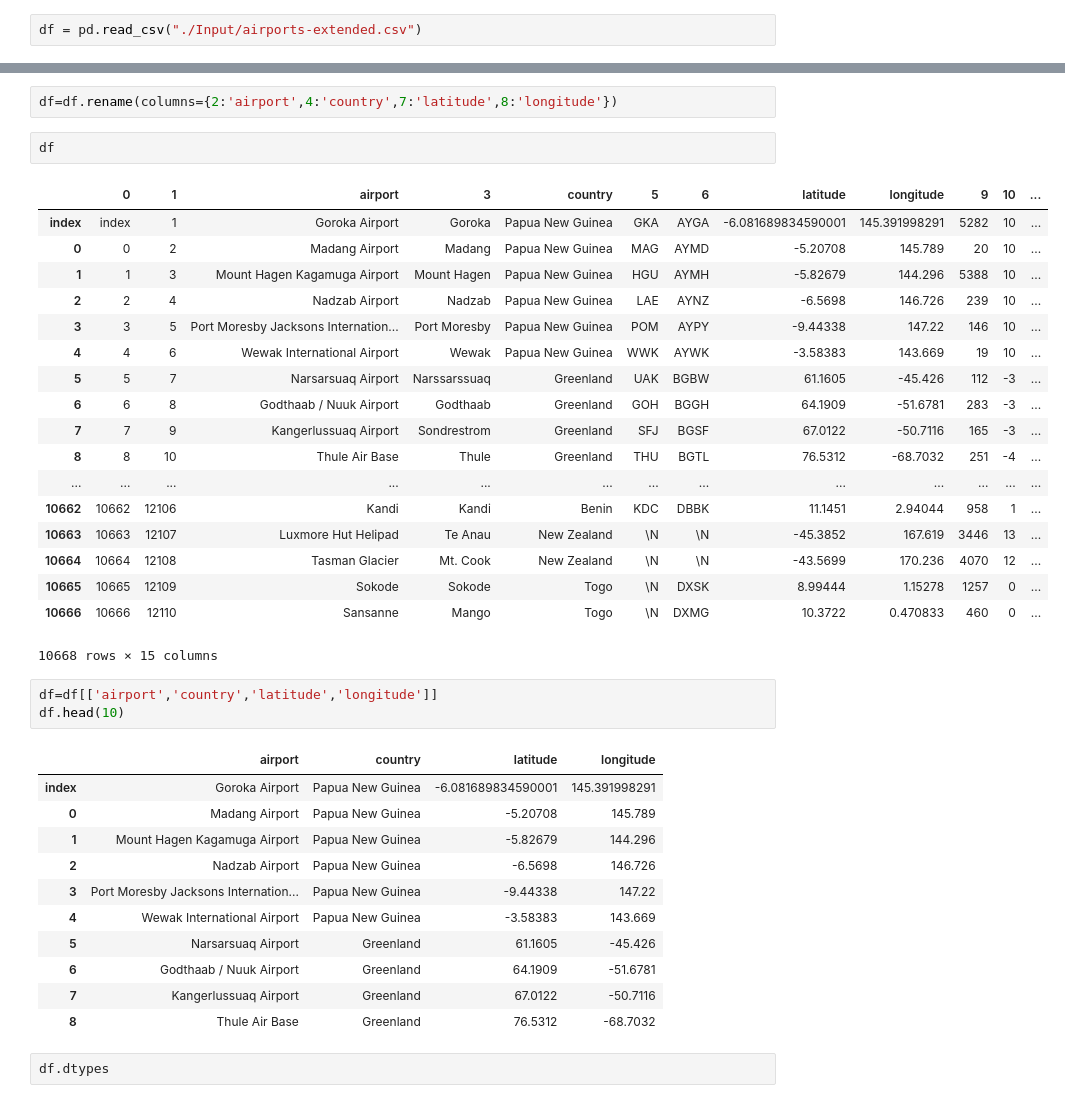
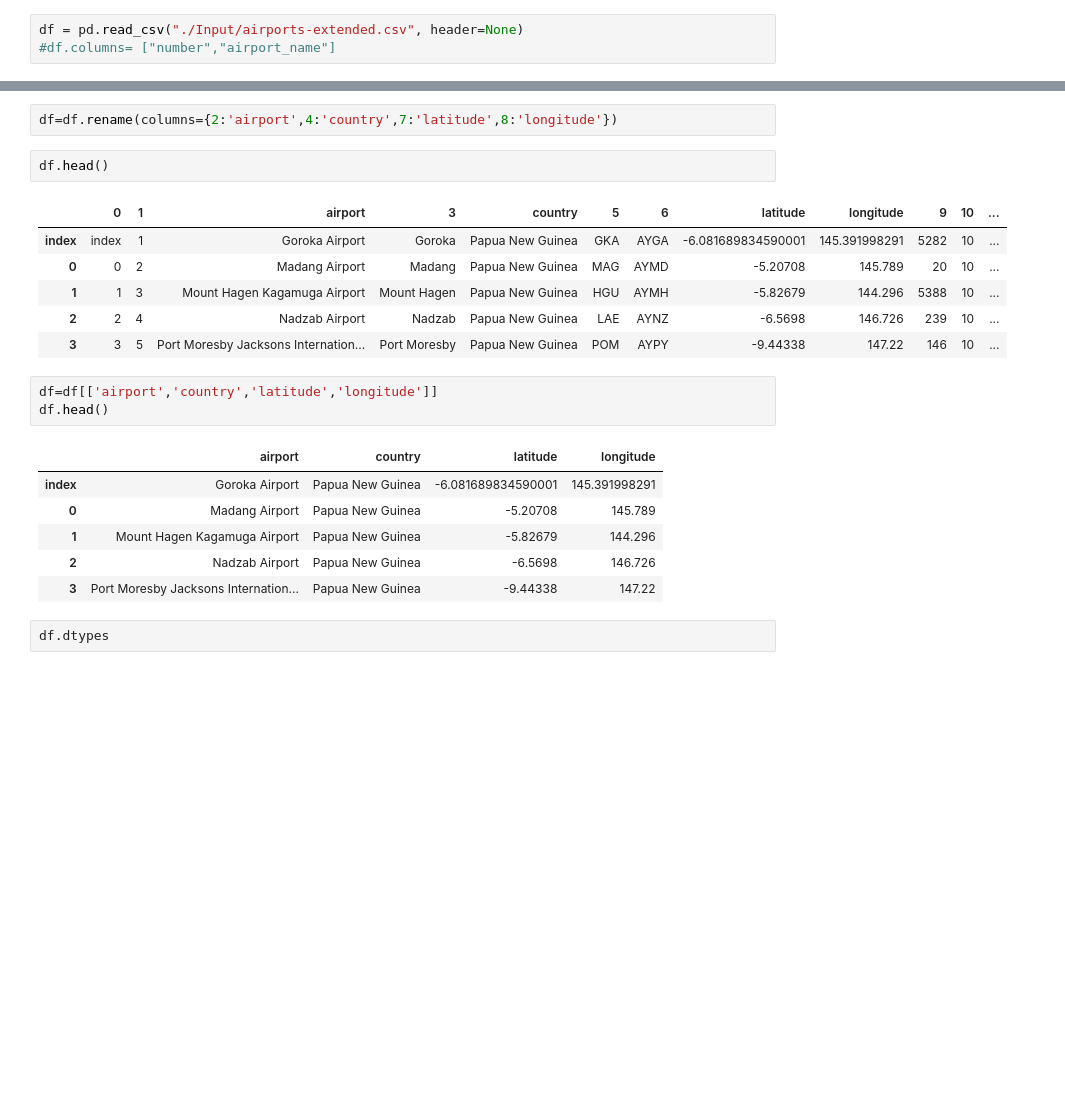
Before and after one commit to cprietosegura/project-mongo, a Jupyter notebook: airports.ipynb, the cells around one changed output, grey strips where cells are left out. Drawn from its saved outputs; the diff is of its cells as text; blank space fills up the shorter version.

```diff
--- a/airports.ipynb
+++ b/airports.ipynb
@@ -2,6 +2,7 @@
 import pandas as pd
 import numpy as np
 # %%
-df = pd.read_csv("./Input/airports-extended.csv")
+df = pd.read_csv("./Input/airports-extended.csv", header=None)
+#df.columns= ["number","airport_name"]
 # %%
 df.head(3)
@@ -22,29 +15,17 @@ df=df.reset_index().T.reset_index().T
 # %%
 df=df.rename(columns={2:'airport',4:'country',7:'latitude',8:'longitude'})
 # %%
-df
+df.head()
 # %% [output]
 |  | 0 | 1 | airport | 3 | country | 5 | 6 | latitude | longitude | 9 | 10 | ... |
 | index | index | 1 | Goroka Airport | Goroka | Papua New Guinea | GKA | AYGA | -6.081689834590001 | 145.391998291 | 5282 | 10 | ... |
 | 0 | 0 | 2 | Madang Airport | Madang | Papua New Guinea | MAG | AYMD | -5.20708 | 145.789 | 20 | 10 | ... |
 | 1 | 1 | 3 | Mount Hagen Kagamuga Airport | Mount Hagen | Papua New Guinea | HGU | AYMH | -5.82679 | 144.296 | 5388 | 10 | ... |
 | 2 | 2 | 4 | Nadzab Airport | Nadzab | Papua New Guinea | LAE | AYNZ | -6.5698 | 146.726 | 239 | 10 | ... |
 | 3 | 3 | 5 | Port Moresby Jacksons Internation... | Port Moresby | Papua New Guinea | POM | AYPY | -9.44338 | 147.22 | 146 | 10 | ... |
-| 4 | 4 | 6 | Wewak International Airport | Wewak | Papua New Guinea | WWK | AYWK | -3.58383 | 143.669 | 19 | 10 | ... |
-| 5 | 5 | 7 | Narsarsuaq Airport | Narssarssuaq | Greenland | UAK | BGBW | 61.1605 | -45.426 | 112 | -3 | ... |
-| 6 | 6 | 8 | Godthaab / Nuuk Airport | Godthaab | Greenland | GOH | BGGH | 64.1909 | -51.6781 | 283 | -3 | ... |
-| 7 | 7 | 9 | Kangerlussuaq Airport | Sondrestrom | Greenland | SFJ | BGSF | 67.0122 | -50.7116 | 165 | -3 | ... |
-| 8 | 8 | 10 | Thule Air Base | Thule | Greenland | THU | BGTL | 76.5312 | -68.7032 | 251 | -4 | ... |
-| ... | ... | ... | ... | ... | ... | ... | ... | ... | ... | ... | ... | ... |
-| 10662 | 10662 | 12106 | Kandi | Kandi | Benin | KDC | DBBK | 11.1451 | 2.94044 | 958 | 1 | ... |
-| 10663 | 10663 | 12107 | Luxmore Hut Helipad | Te Anau | New Zealand | \N | \N | -45.3852 | 167.619 | 3446 | 13 | ... |
-| 10664 | 10664 | 12108 | Tasman Glacier | Mt. Cook | New Zealand | \N | \N | -43.5699 | 170.236 | 4070 | 12 | ... |
-| 10665 | 10665 | 12109 | Sokode | Sokode | Togo | \N | DXSK | 8.99444 | 1.15278 | 1257 | 0 | ... |
-| 10666 | 10666 | 12110 | Sansanne | Mango | Togo | \N | DXMG | 10.3722 | 0.470833 | 460 | 0 | ... |
-10668 rows × 15 columns
 # %%
 df=df[['airport','country','latitude','longitude']]
-df.head(10)
+df.head()
 # %% [output]
 |  | airport | country | latitude | longitude |
 | index | Goroka Airport | Papua New Guinea | -6.081689834590001 | 145.391998291 |
@@ -52,11 +33,6 @@ df.head(10)
 | 1 | Mount Hagen Kagamuga Airport | Papua New Guinea | -5.82679 | 144.296 |
 | 2 | Nadzab Airport | Papua New Guinea | -6.5698 | 146.726 |
 | 3 | Port Moresby Jacksons Internation... | Papua New Guinea | -9.44338 | 147.22 |
-| 4 | Wewak International Airport | Papua New Guinea | -3.58383 | 143.669 |
-| 5 | Narsarsuaq Airport | Greenland | 61.1605 | -45.426 |
-| 6 | Godthaab / Nuuk Airport | Greenland | 64.1909 | -51.6781 |
-| 7 | Kangerlussuaq Airport | Greenland | 67.0122 | -50.7116 |
-| 8 | Thule Air Base | Greenland | 76.5312 | -68.7032 |
 # %%
 df.dtypes
 # %% [output]
```
Also changed, not shown: parts of 11 cells of this notebook, 3 other files.
